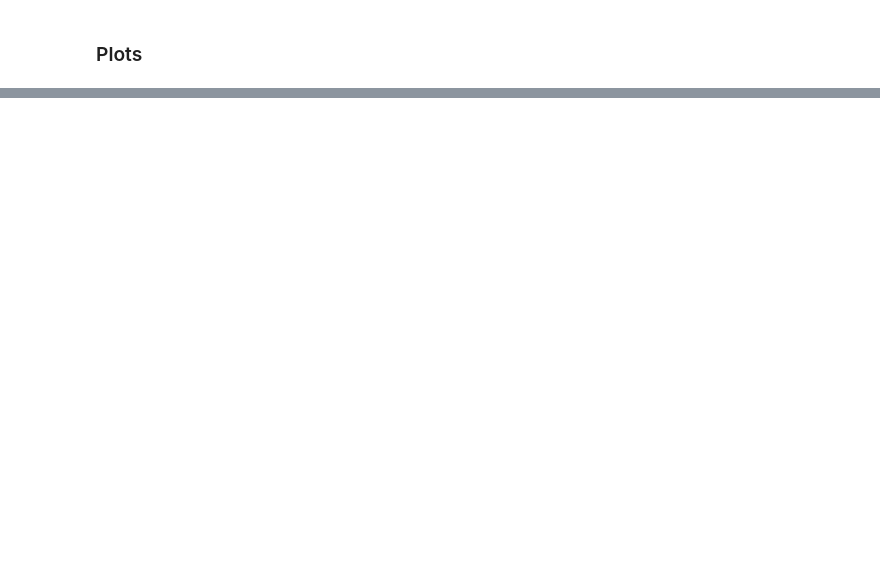
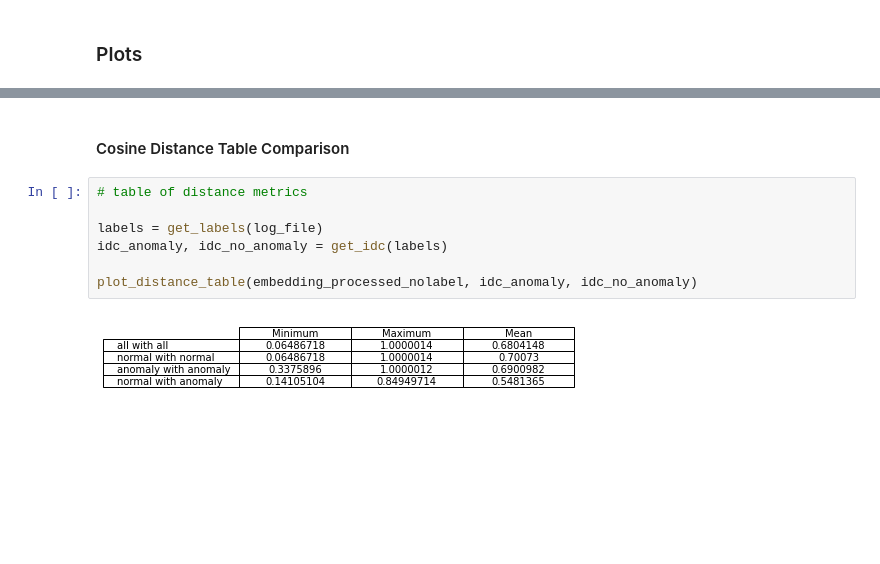
Before and after one commit to jantiegges/bert-for-log-lines, a Jupyter notebook: sentence-embeddings.ipynb, the cells around one changed output, grey strips where cells are left out. Cells and saved outputs as stored; diff of their text form; blank space fills up the shorter version.

```diff
--- a/sentence-embeddings.ipynb
+++ b/sentence-embeddings.ipynb
@@ -70,0 +173,11 @@ def plot_sim_matrix(embeddings, idc: list, labels: list):
+# %% [markdown]
+#### Cosine Distance Table Comparison
+# %%
+# table of distance metrics
+
+labels = get_labels(log_file)
+idc_anomaly, idc_no_anomaly = get_idc(labels)
+
+plot_distance_table(embedding_processed_nolabel, idc_anomaly, idc_no_anomaly)
+# %% [output]
+[figure, added]
```
Also changed, not shown: parts of 19 cells of this notebook, 4 other files.
